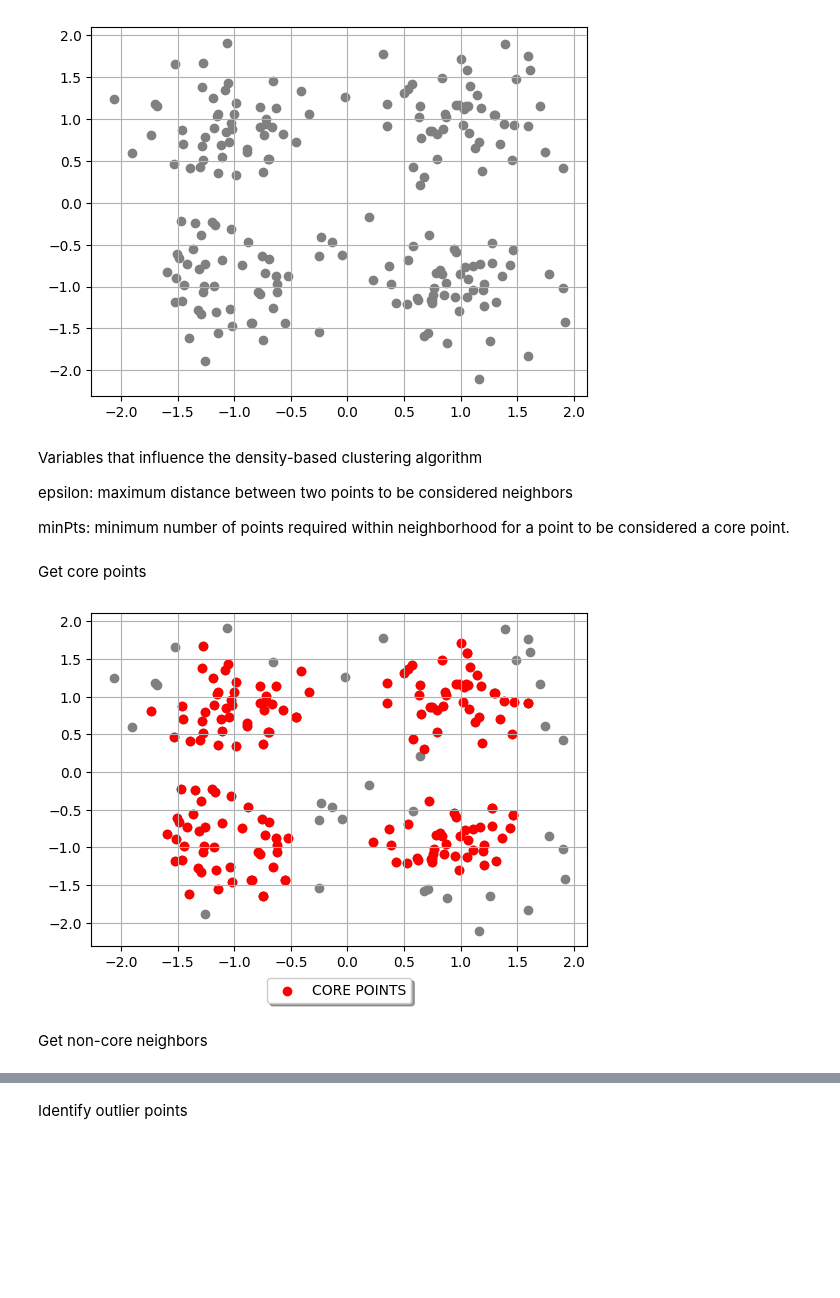
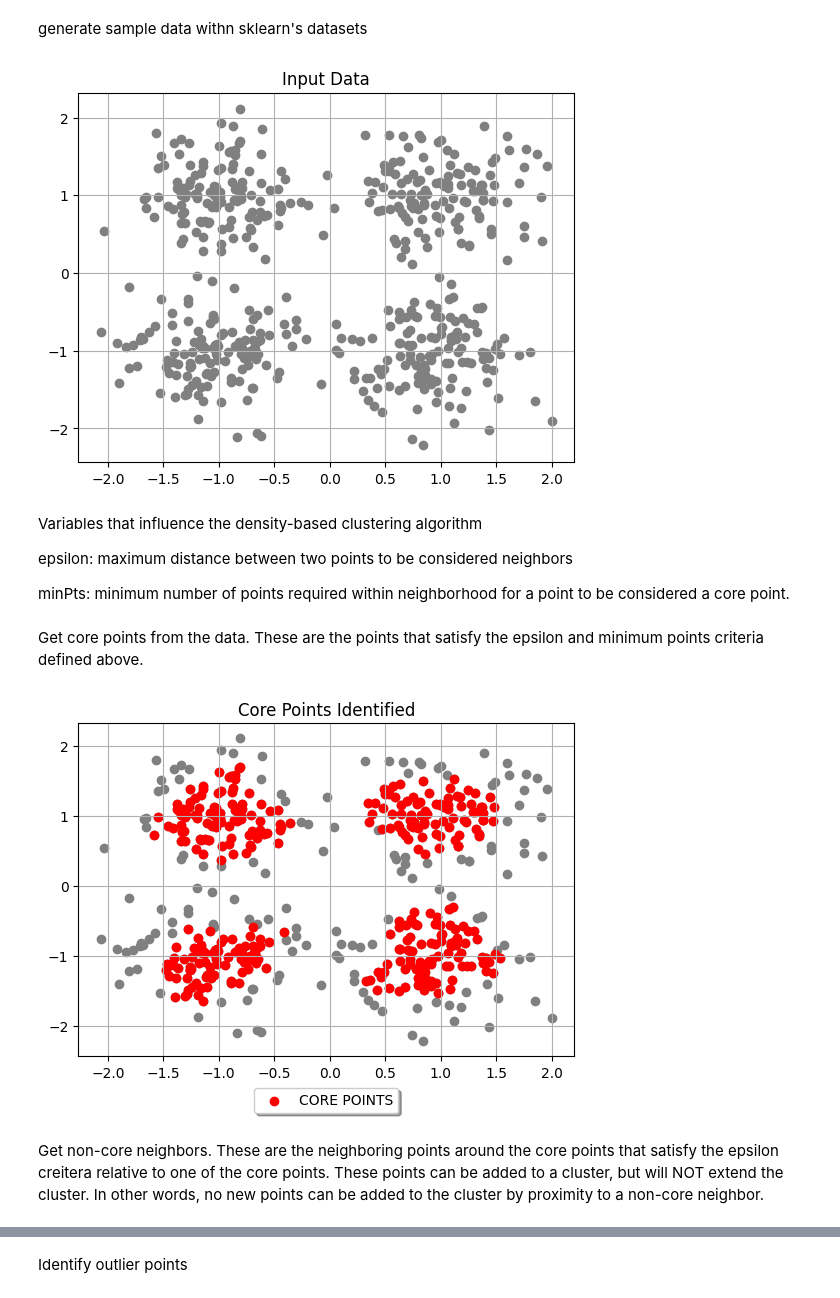
Before and after one commit to AndresDFlores/clustering_algorithms, a Jupyter notebook: density_based_clustering.ipynb, the cells around one changed output, grey strips where cells are left out. Saved outputs shown, nothing was run; the diff lists cells and outputs as text; code cells hidden in the pictures; blank space fills up the shorter version.

```diff
--- a/density_based_clustering.ipynb
+++ b/density_based_clustering.ipynb
@@ -8,16 +13,19 @@ import matplotlib.pyplot as plt
+# %% [markdown]
+generate sample data withn sklearn's datasets
 # %%
 centers = [[1, 1], [-1, -1], [1, -1], [-1, 1]]
 X, _ = make_blobs(
-    n_samples=200, centers=centers, cluster_std=0.4, random_state=0
+    n_samples=500, centers=centers, cluster_std=0.4, random_state=0
 )
 # %%
 fig0, ax0 = plt.subplots()
 
 ax0.scatter(X[:, 0], X[:, 1], c='grey')
 ax0.grid(True)
+ax0.set_title('Input Data')
 plt.show()
 # %% [output]
-[figure, old version]
+[figure, new version]
 # %% [markdown]
 Variables that influence the density-based clustering algorithm
 
@@ -35,7 +44,7 @@ def get_equclidean_distance(pt1, pt2):
 
     return dist
 # %% [markdown]
-Get core points
+Get core points from the data.  These are the points that satisfy the epsilon and minimum points criteria defined above.
 # %%
 def get_core_points(data_set):
 
@@ -81,9 +90,10 @@ ax1.set_position([box.x0, box.y0 + box.height * 0.1,
 ax1.legend(loc='upper center', bbox_to_anchor=(0.5, -0.075),
           fancybox=True, shadow=True, ncol=5)
 
+ax1.set_title('Core Points Identified')
 plt.show()
 # %% [output]
-[figure, old version]
+[figure, new version]
 # %% [markdown]
-Get non-core neighbors
+Get non-core neighbors.  These are the neighboring points around the core points that satisfy the epsilon creitera relative to one of the core points.  These points can be added to a cluster, but will NOT extend the cluster.  In other words, no new points can be added to the cluster by proximity to a non-core neighbor.
 # %%
```
Also changed, not shown: parts of 34 cells of this notebook, 1 other file.
